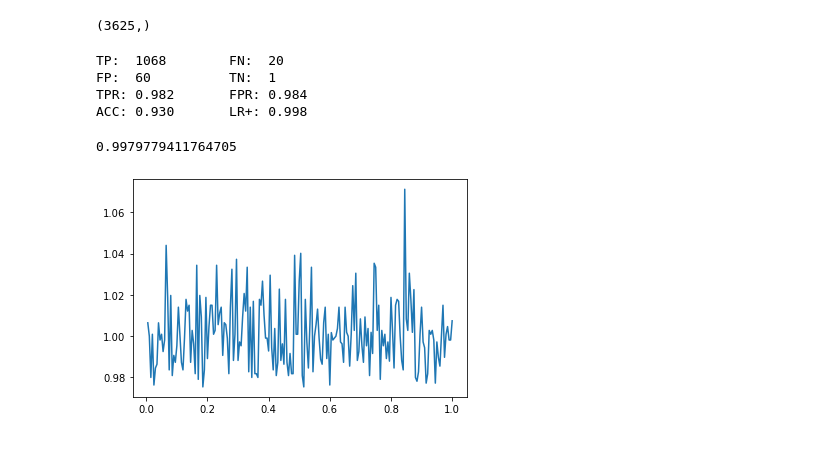
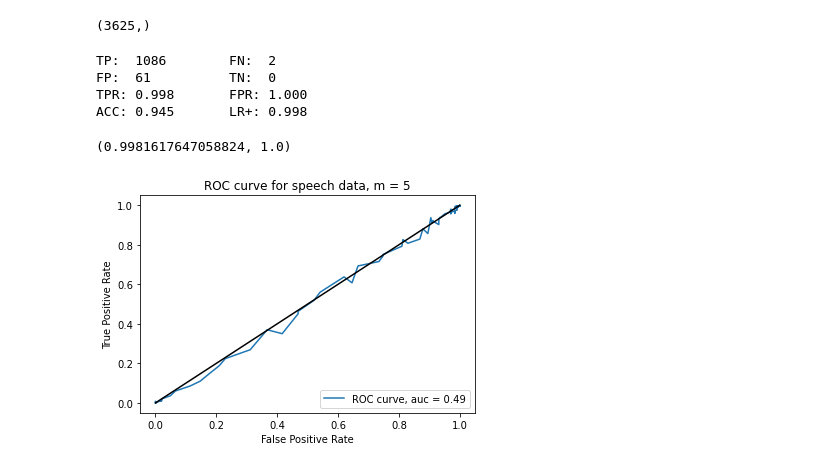
Before and after one commit to johannes-graner/data-mining-project, a Jupyter notebook: code/speech.ipynb, the cells around one changed output. Cells and saved outputs as stored; diff of their text form; code cells hidden in the pictures.

```diff
--- a/code/speech.ipynb
+++ b/code/speech.ipynb
@@ -51,19 +51,45 @@ def run(m, eps, output=True):
-# %%
-run(20, 0.001)
-# %% [output]
-TP:  1068        FN:  20
-FP:  60          TN:  1
-TPR: 0.982       FPR: 0.984
-ACC: 0.930       LR+: 0.998
-0.9979779411764705
-# %%
-n = 200
-m = 20
-epsilons = np.arange(1/n, 1 + 1/n, 1/n)
-lr_plus = np.zeros((n,1))
-for i in range(n):
-  lr_plus[i] = run(m, epsilons[i], False)
-
-plt.plot(epsilons, lr_plus);
-# %% [output]
-[figure, removed]
+# %%
+run(5, 0.00001, x_train, x_test, y_test)
+# %% [output]
+TP:  1086        FN:  2
+FP:  61          TN:  0
+TPR: 0.998       FPR: 1.000
+ACC: 0.945       LR+: 0.998
+(0.9981617647058824, 1.0)
+# %%
+m = 5
+n = 100
+min_eps = 0.0001
+max_eps = 1
+fac = np.power(max_eps/min_eps, 1/(n-1))
+epsilons = np.zeros((n,1)).flatten()
+epsilons[0] = min_eps
+for i in range(n-1):
+  epsilons[i+1] = fac*epsilons[i]
+
+lr_plus = np.zeros((n,2))
+
+k = 5
+results = np.zeros((k,2))
+for i in range(n):
+  eps = epsilons[i]
+  for j in range(k):
+    results[j] = run(m, eps, x_train, x_test, y_test, False)
+  lr_plus[i] = results.mean(axis=0)
+
+fpr = lr_plus.T[1]
+tpr = lr_plus.T[0]
+sort_by_fpr = np.argsort(fpr)
+fpr = np.append(fpr[sort_by_fpr], [1.0])
+tpr = np.append(tpr[sort_by_fpr], [1.0])
+roc_auc = auc(fpr[fpr.nonzero()], tpr[fpr.nonzero()])
+plt.figure()
+plt.plot(fpr, tpr, label='ROC curve, auc = %.2f' % roc_auc)
+plt.plot([0,1],[0,1], color='black')
+plt.xlabel('False Positive Rate')
+plt.ylabel('True Positive Rate')
+plt.title('ROC curve for speech data, m = %d' % m)
+plt.legend(loc='lower right')
+plt.savefig('results/speech_roc_m%d' % m)
+# %% [output]
+[figure, added]
```
Also changed, not shown: parts of 6 cells of this notebook, 2 other files.
